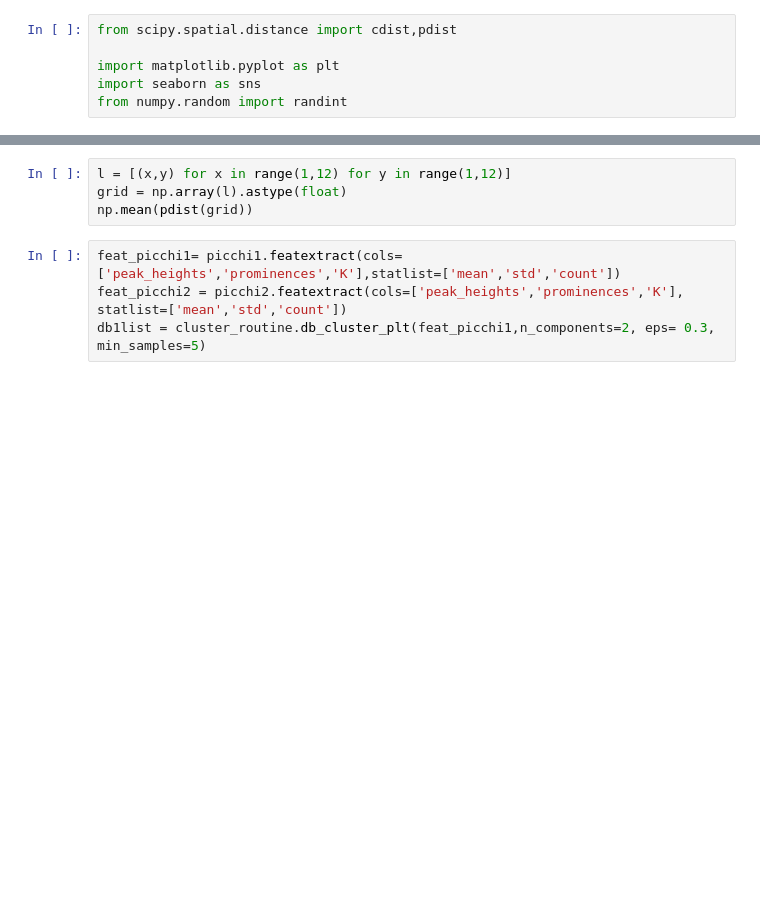
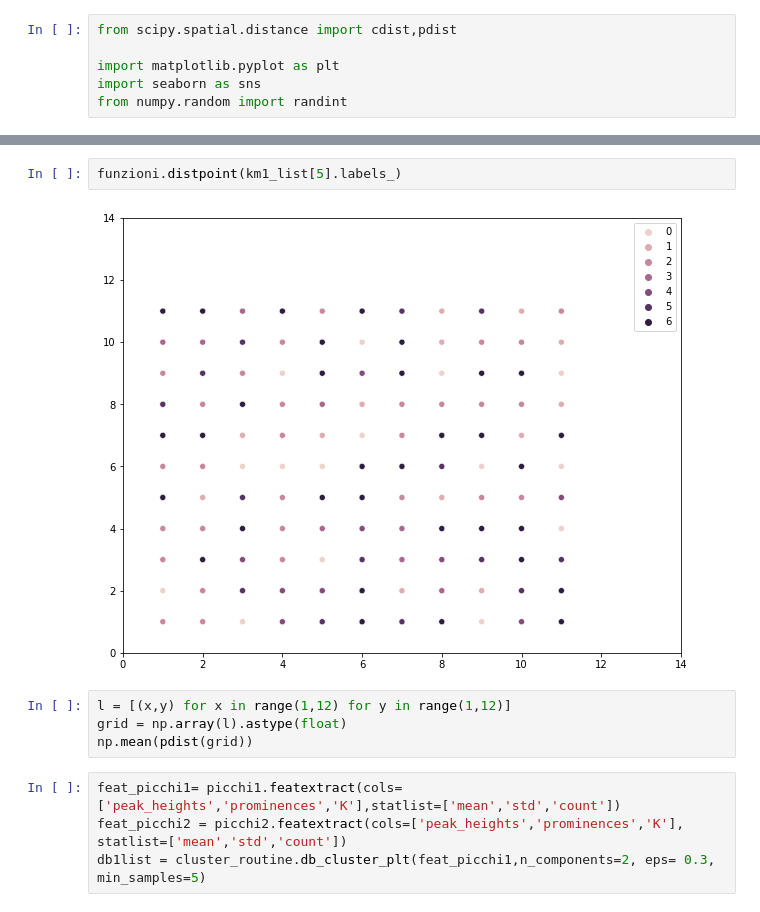
Before and after one commit to wesleyunitn/pythonProject, a Jupyter notebook: notebook/corr_cluster_griglia.ipynb, the cells around one changed output, grey strips where cells are left out. Saved outputs shown, nothing was run; the diff lists cells and outputs as text; blank space fills up the shorter version.

```diff
--- a/notebook/corr_cluster_griglia.ipynb
+++ b/notebook/corr_cluster_griglia.ipynb
@@ -67,3 +79,7 @@ np.unique(feat_picchi1['labels_km'],return_counts = True)
+# %%
+funzioni.distpoint(km1_list[5].labels_)
+# %% [output]
+[figure, added]
 # %%
 l = [(x,y) for x in range(1,12) for y in range(1,12)]
 grid = np.array(l).astype(float)
```
Also changed, not shown: parts of 7 cells of this notebook, 6 other files.
